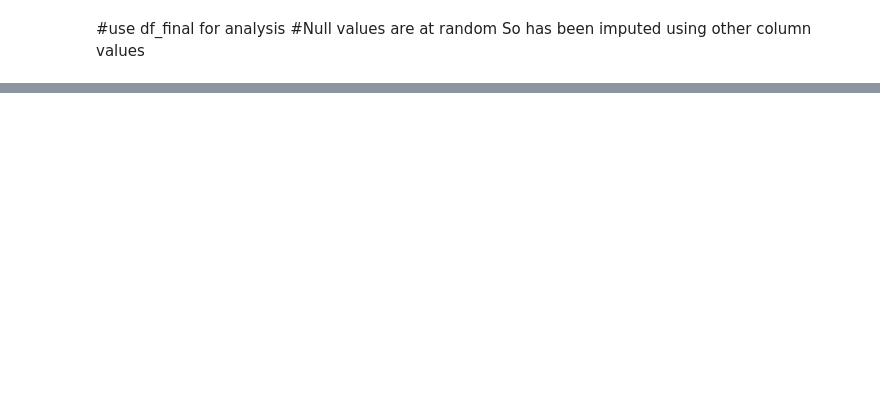
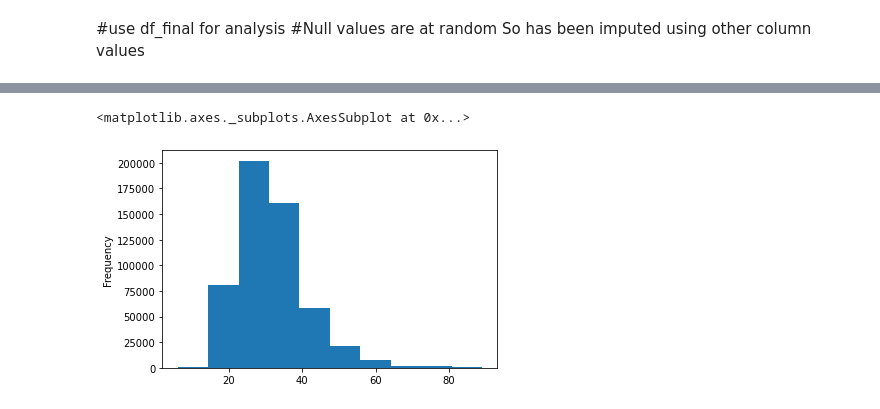
Before and after one commit to KrishnaProf/My-projects, a Jupyter notebook: Telecom Project/Capstone-telecom-Lakshmi.ipynb, the cells around one changed output, grey strips where cells are left out. Cells and saved outputs as stored; diff of their text form; code cells hidden in the pictures; blank space fills up the shorter version.

Commit message:
Add files via upload
Data cleaned in zip file
Visualization in capstone-telecom-vis
Data cleaning process in capstone-telecom-lakshmi

```diff
--- a/Telecom Project/Capstone-telecom-Lakshmi.ipynb
+++ b/Telecom Project/Capstone-telecom-Lakshmi.ipynb
@@ -508,0 +635,18 @@ dtype: int64
+# %%
+#raw_df = pd.read_csv('cap_df_states.csv')
+
+#df1 = raw_df.groupby('age')['device_id'].nunique().sort_values(ascending=False).reset_index(name='count')
+#df1.head(10)
+df2 = raw_df.drop_duplicates(subset=None, keep='first', inplace=False)
+df2['age'].plot(kind='hist')
+#df1 = raw_df.groupby(['age'])['device_id'].nunique().sum()
+#df1.head(100)
+#df1['device_id'].plot(kind='hist')
+
+
+#df = raw_df.groupby(['age', 'name'])['device_id'].nunique().sum()
+
+#df['ext price'].plot(kind='hist')
+# %% [output]
+<matplotlib.axes._subplots.AxesSubplot at 0x...>
+[figure, added]
```
Also changed, not shown: parts of 23 cells of this notebook, 2 other files.
